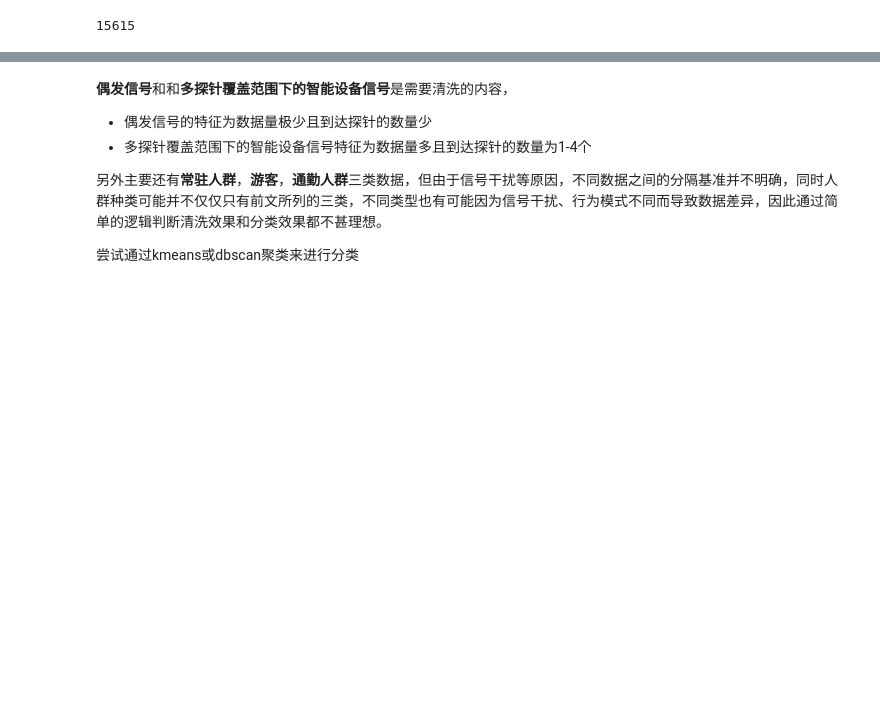
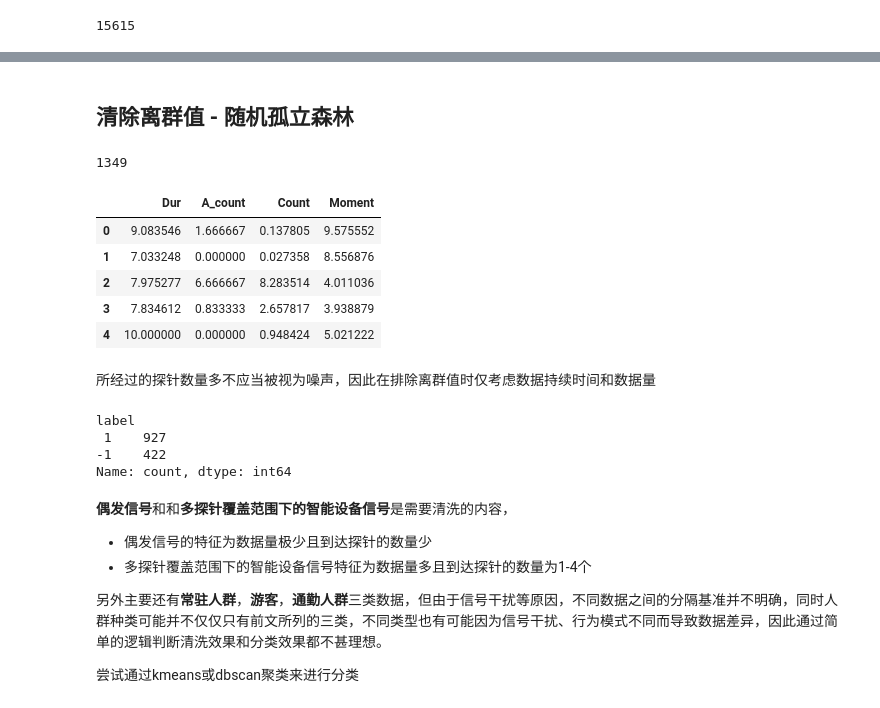
Before and after one commit to RickH-Arch/MEIRL-GAIL-Behavior-Cloning, a Jupyter notebook: wifi_track_data/wifi_track_data_clean_advanced.ipynb, the cells around one changed output, grey strips where cells are left out. Saved outputs shown, nothing was run; the diff lists cells and outputs as text; code cells hidden in the pictures; blank space fills up the shorter version.

```diff
--- a/wifi_track_data/wifi_track_data_clean_advanced.ipynb
+++ b/wifi_track_data/wifi_track_data_clean_advanced.ipynb
@@ -216,0 +250,15 @@ myplot.Mac_Dur_Count_Bubble_Scatter(df_sta)
+# %% [markdown]
+## 清除离群值 - 随机孤立森林
+# %%
+#生成用于处理利群数据的dataframe、并归一化
+df_outlier = utils.Normalize_df(df_sta.reindex(columns = ['Dur','A_count','Count','Moment']))
+print(len(df_outlier))
+df_outlier.head()
+# %% [output]
+1349
+|  | Dur | A_count | Count | Moment |
+| 0 | 9.083546 | 1.666667 | 0.137805 | 9.575552 |
+| 1 | 7.033248 | 0.000000 | 0.027358 | 8.556876 |
+| 2 | 7.975277 | 6.666667 | 8.283514 | 4.011036 |
+| 3 | 7.834612 | 0.833333 | 2.657817 | 3.938879 |
+| 4 | 10.000000 | 0.000000 | 0.948424 | 5.021222 |
@@ -216,0 +269,19 @@ myplot.Mac_Dur_Count_Bubble_Scatter(df_sta)
+# %% [markdown]
+所经过的探针数量多不应当被视为噪声，因此在排除离群值时仅考虑数据持续时间和数据量
+# %%
+from sklearn.ensemble import IsolationForest
+rng = np.random.RandomState(42)
+model_IF = IsolationForest(max_samples=100,random_state=rng,contamination='auto')
+model_IF.fit(df_outlier[['Dur','Count']])
+df_outlier['label'] = model_IF.predict(df_outlier[['Dur','Count']])
+print(df_outlier.label.value_counts())
+
+fig = px.scatter(df_outlier,y = 'Count',x = 'Dur',color='label')
+fig.update_traces(marker_size = 5)
+fig.update_layout(scattermode='group')
+fig.show()
+# %% [output]
+label
+ 1    927
+-1    422
+Name: count, dtype: int64
```
Also changed, not shown: parts of 34 cells of this notebook, 5 other files.
